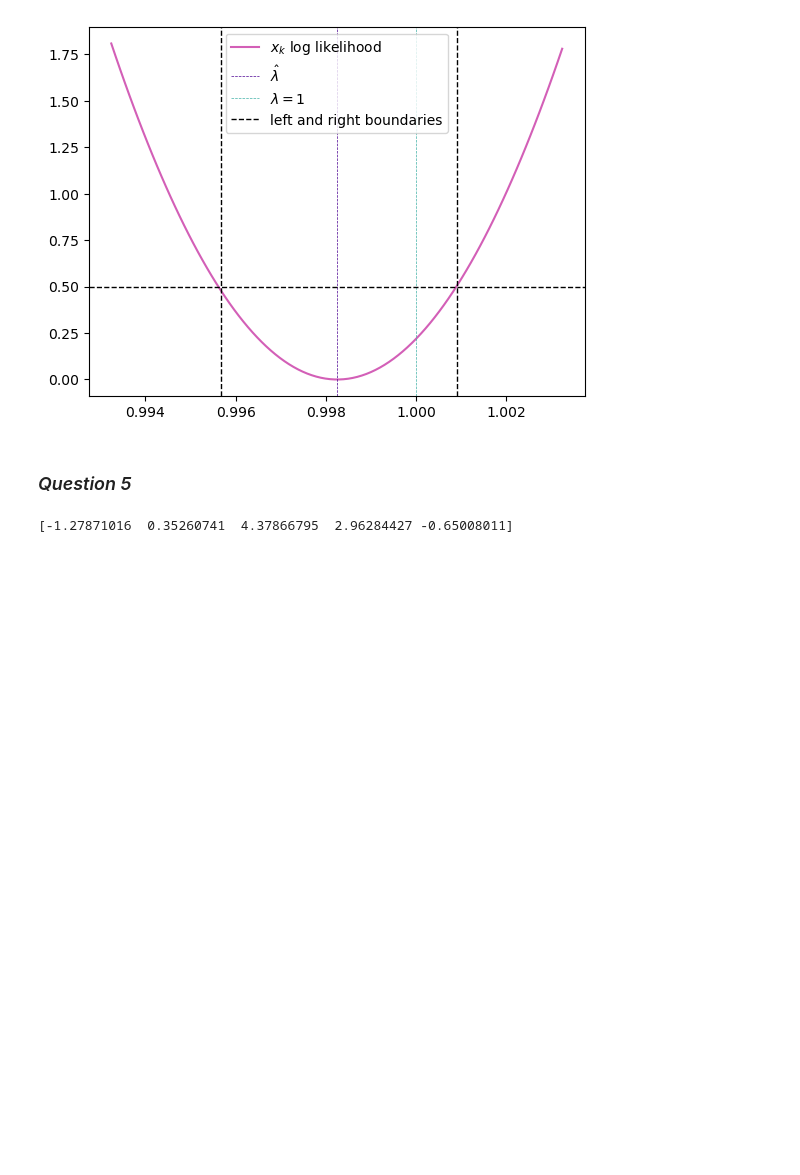
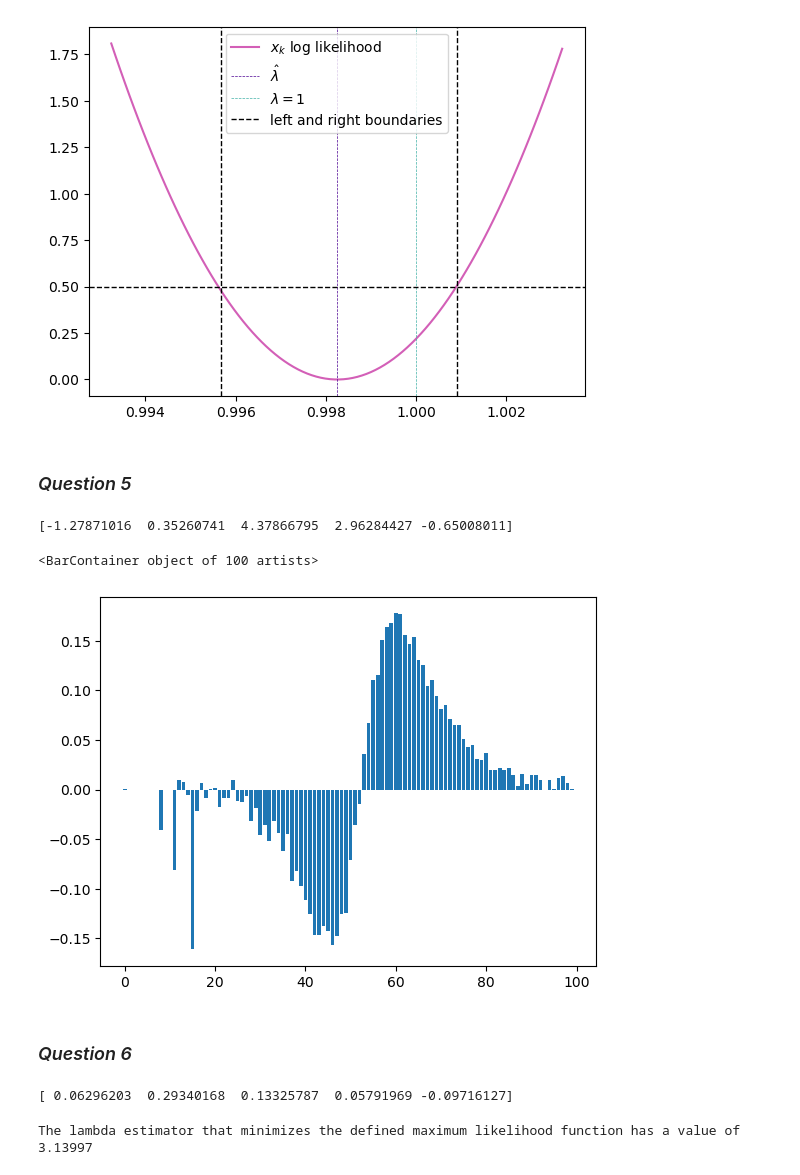
Before and after one commit to KittJonathan/DU_DATA_SCIENTIST, a Jupyter notebook: 02-STATISTICS/Statistics_project_2024_Kitt_Jonathan.ipynb, the cells around one changed output. Saved outputs shown, nothing was run; the diff lists cells and outputs as text; code cells hidden in the pictures; blank space fills up the shorter version.

```diff
--- a/02-STATISTICS/Statistics_project_2024_Kitt_Jonathan.ipynb
+++ b/02-STATISTICS/Statistics_project_2024_Kitt_Jonathan.ipynb
@@ -269,3 +269,45 @@ x_log = sp.stats.logistic.rvs(size = 10**5)
 print(x_log[0:5])
 # %% [output]
 [-1.27871016  0.35260741  4.37866795  2.96284427 -0.65008011]
+# %%
+# Plot the residuals histogram to compare the logistic density random sample with the initial random sample
+
+# Set number of bins
+bins = 100
+
+# Get values for each bin in the two random samples
+hist_x_k, _ = np.histogram(x_k, bins = bins, density = True)
+hist_x_log, _ = np.histogram(x_log, bins = bins, density = True)
+
+# Calculate residuals, and approximate the uncertainty on the bin content with sqrt(n)
+# We add a small constant value to avoid dividing by zero
+
+resid = (hist_x_k - hist_x_log) / np.sqrt(hist_x_k + 1e-6)
+
+# Plot the residuals histogram
+
+plt.bar(x = range(bins), height = resid)
+# %% [output]
+<BarContainer object of 100 artists>
+[figure, added]
+# %% [markdown]
+### _Question 6_
+# %%
+z_k = (x_k - np.mean(x_k)) / (np.sqrt(3 * np.var(x_k)))
+print(z_k[0:5])
+# %% [output]
+[ 0.06296203  0.29340168  0.13325787  0.05791969 -0.09716127]
+# %%
+# Extract the ML estimator lambda_est that minimizes this function
+# We use the minimize() function, from the SciPy 'optimize' module, with an initial guess (x0) of 1,
+# and the 'Nelder-Mead' solver method.
+
+fitres_z_k = sp.optimize.minimize(neg_ll, x0 = [3], args = (z_k), method = 'Nelder-Mead')
+
+# Extract the estimator value for lambda from the fitres object
+
+lambda_est_z_k = fitres_z_k.x[0]
+
+print(f'The lambda estimator that minimizes the defined maximum likelihood function has a value of {lambda_est_z_k:.5f}')
+# %% [output]
+The lambda estimator that minimizes the defined maximum likelihood function has a value of 3.13997
```
Also changed, not shown: parts of 7 cells of this notebook, 3 other files.
